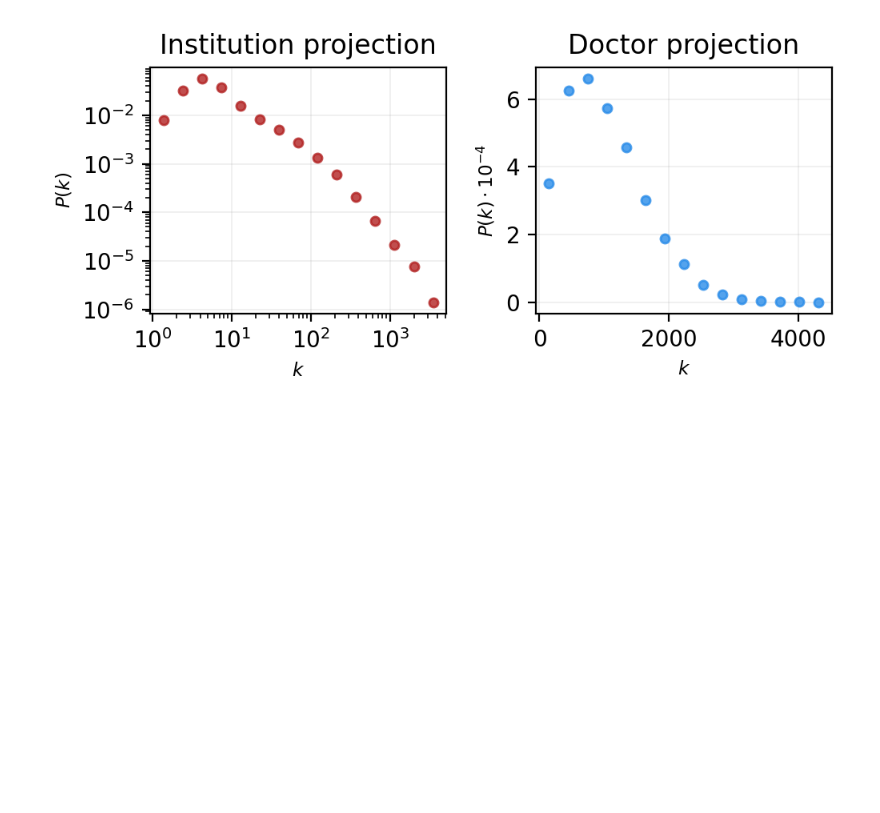
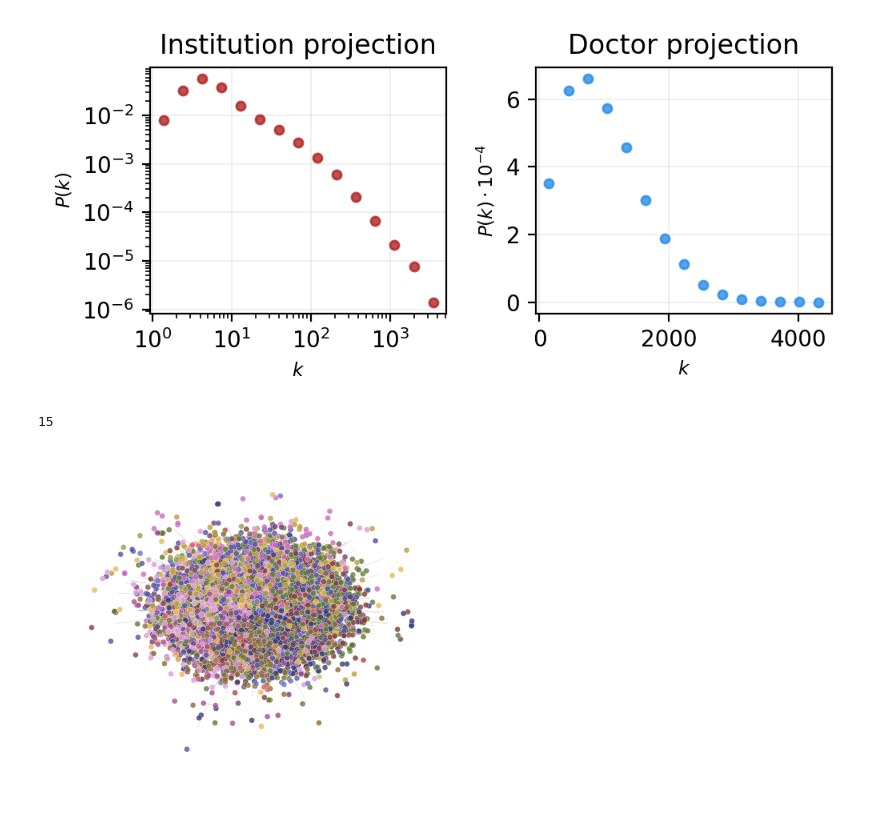
Before and after one commit to nmoghaddas19/physician_trajectories, a Jupyter notebook: code/graph_construction.ipynb, the cells around one changed output. Drawn from its saved outputs; the diff is of its cells as text; code cells hidden in the pictures; blank space fills up the shorter version.

Commit message:
worked on network visualization

```diff
--- a/code/graph_construction.ipynb
+++ b/code/graph_construction.ipynb
@@ -499,3 +500,9 @@ plt.savefig('../figs/projected_degree_dist.pdf', dpi=425, bbox_inches='tight')
 plt.savefig('../figs/projected_degree_dist.png', dpi=425, bbox_inches='tight')
 # %% [output]
 [figure]
+# %%
+partition = community.best_partition(projection_institutions)
+# %%
+max(partition.values())
+# %% [output]
+15
@@ -501,0 +518,16 @@ plt.savefig('../figs/projected_degree_dist.png', dpi=425, bbox_inches='tight')
+# %%
+fig, ax = plt.subplots(1,1,figsize=(2.5,2),dpi=200)
+
+colors_sns = plt.cm.tab20b(np.linspace(0,1,len(np.unique(list(partition.values())))))
+colors_nodes = [colors_sns[partition[node]] for node in projection_institutions.nodes()]
+
+pos = nx.spring_layout(projection_institutions)
+nx.draw_networkx_edges(projection_institutions, pos, width=0.2, edge_color='#666666', ax=ax, alpha=0.2)
+nx.draw_networkx_nodes(projection_institutions, pos, node_size=4, node_color=colors_nodes, ax=ax, alpha=0.8,
+                       edgecolors='w', linewidths=0.1)
+ax.set_axis_off()
+
+plt.savefig('../figs/institution_network.pdf', dpi=425, bbox_inches='tight')
+plt.savefig('../figs/institution_network.png', dpi=425, bbox_inches='tight')
+# %% [output]
+[figure, added]
```
Also changed, not shown: parts of 3 cells of this notebook, 3 other files.
